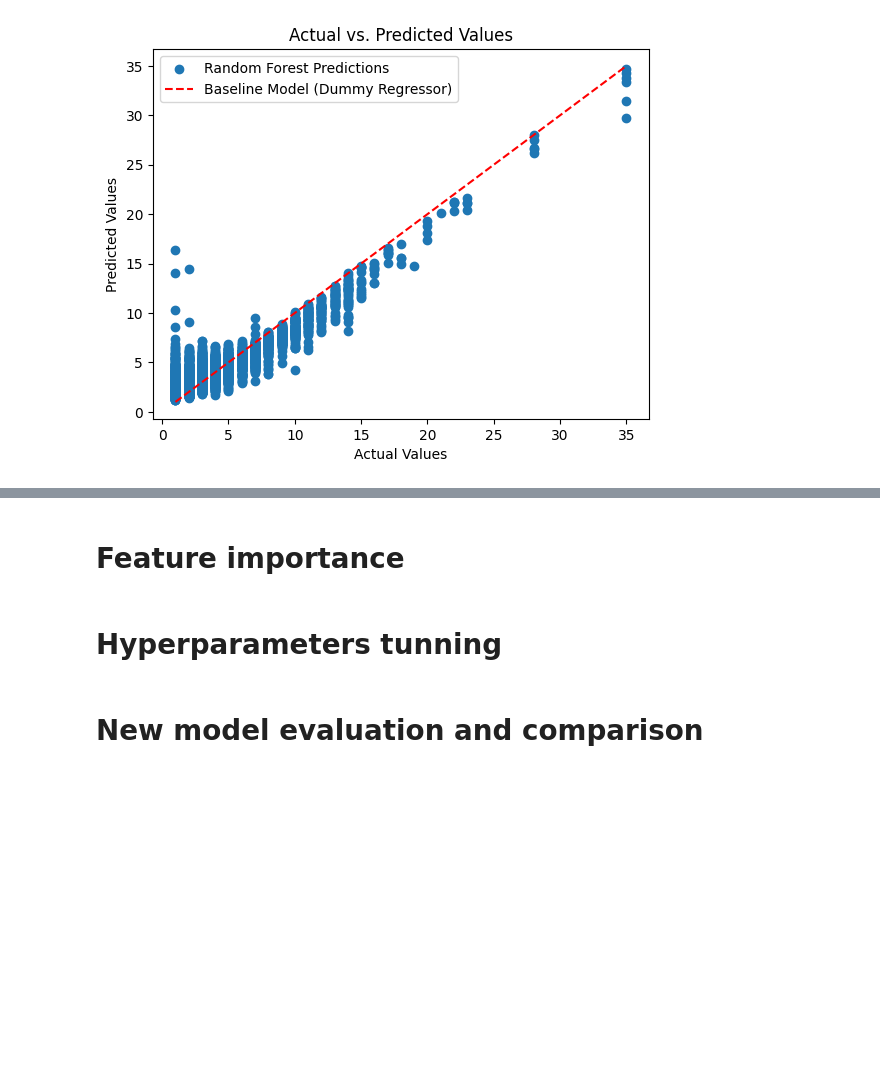
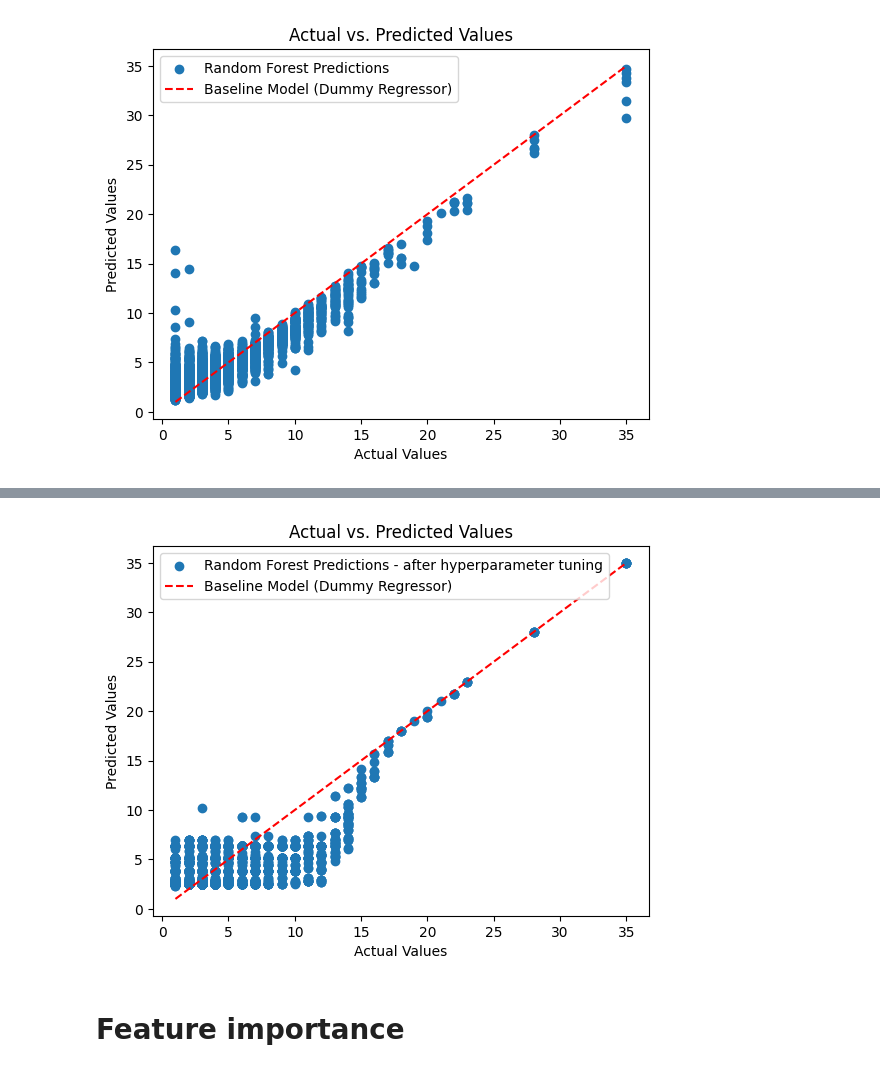
Before and after one commit to eigenaarti2/Ninja-Turtles, a Jupyter notebook: Baseline_new_start_carolina.ipynb, the cells around one changed output, grey strips where cells are left out. Cells and saved outputs as stored; diff of their text form; code cells hidden in the pictures; blank space fills up the shorter version.

Commit message:
Random Forest and hyperparameters

```diff
--- a/Baseline_new_start_carolina.ipynb
+++ b/Baseline_new_start_carolina.ipynb
@@ -526,9 +526,12 @@ RSEED = 50
 
 # Create the model with 100 trees
 randomforestregressor = RandomForestRegressor(n_estimators=100, # n_estimators is the number of trees in the forest
-                               random_state=RSEED,
-                               max_features = 'sqrt', # max_features is the size of the random subsets of features to consider when splitting a node
-                               n_jobs=-1, verbose = 1) # -1 means using all processors in your computer
+                               random_state=RSEED,              # random_state is the seed used by the random number generator
+                               max_features = 'sqrt',           # max_features is the size of the random subsets of features to consider when splitting a node, sqrt means consider square root of features
+                               max_leaf_nodes = None,           # max_leaf_nodes is the maximum number of leaf nodes in the tree, none means unlimited number of leaf nodes
+                               min_samples_split= 2,            # min_samples_split is the minimum number of samples required to split an internal node, default is 2
+                               bootstrap = True,                # bootstrap is method for sampling data points (with or without replacement), True means with replacement, False means without replacement, default is True
+                               n_jobs=-1, verbose = 1)          # -1 means using all processors in your computer
 
 # Fit on training data
 randomforestregressor.fit(X_train_trans, y_train)
@@ -618,0 +724,7 @@ plt.show()
+# %%
+best_model = rs.best_estimator_
+# %%
+# Making predictions with the best model
+best_prediction_test = best_model.predict(X_test_trans)
+
+#best_prediction_train = best_model.predict(X_train_trans)
@@ -619,6 +809,22 @@ plt.show()
+# %%
+# Plot the baseline model line and actual vs. predicted values after hyperparameter tuning
+
+# Calculate the range of values for the baseline model
+y_min = min(min(y_test), min(y_pred_dr))
+y_max = max(max(y_test), max(y_pred_dr))
+
+# Create a sequence of values for the baseline model line
+baseline_line = np.linspace(y_min, y_max, 100)
+
+# Create a scatter plot of actual vs. predicted values
+plt.scatter(y_test, best_prediction_test, label='Random Forest Predictions - after hyperparameter tuning')
+plt.plot(baseline_line, baseline_line, color='red', linestyle='--', label='Baseline Model (Dummy Regressor)')
+plt.xlabel("Actual Values")
+plt.ylabel("Predicted Values")
+plt.title("Actual vs. Predicted Values")
+plt.legend()
+plt.show()
+# %% [output]
+[figure, added]
 # %% [markdown]
 # Feature importance
-# %% [markdown]
-# Hyperparameters tunning
-# %% [markdown]
-# New model evaluation and comparison
```
Also changed, not shown: parts of 17 cells of this notebook.
